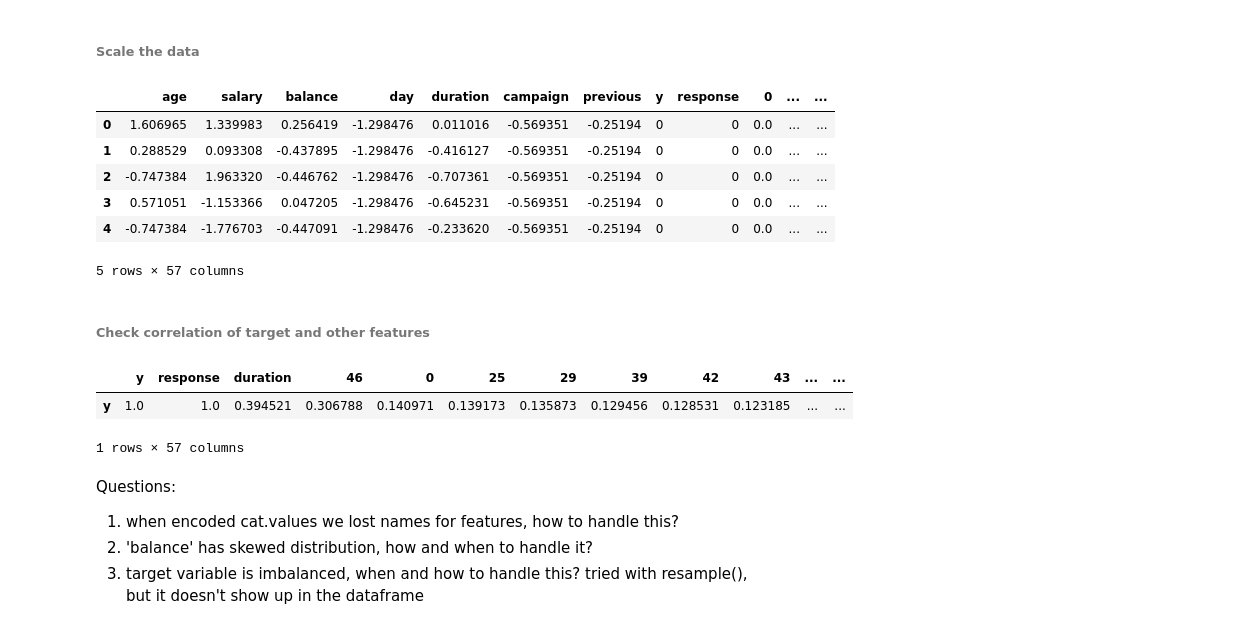
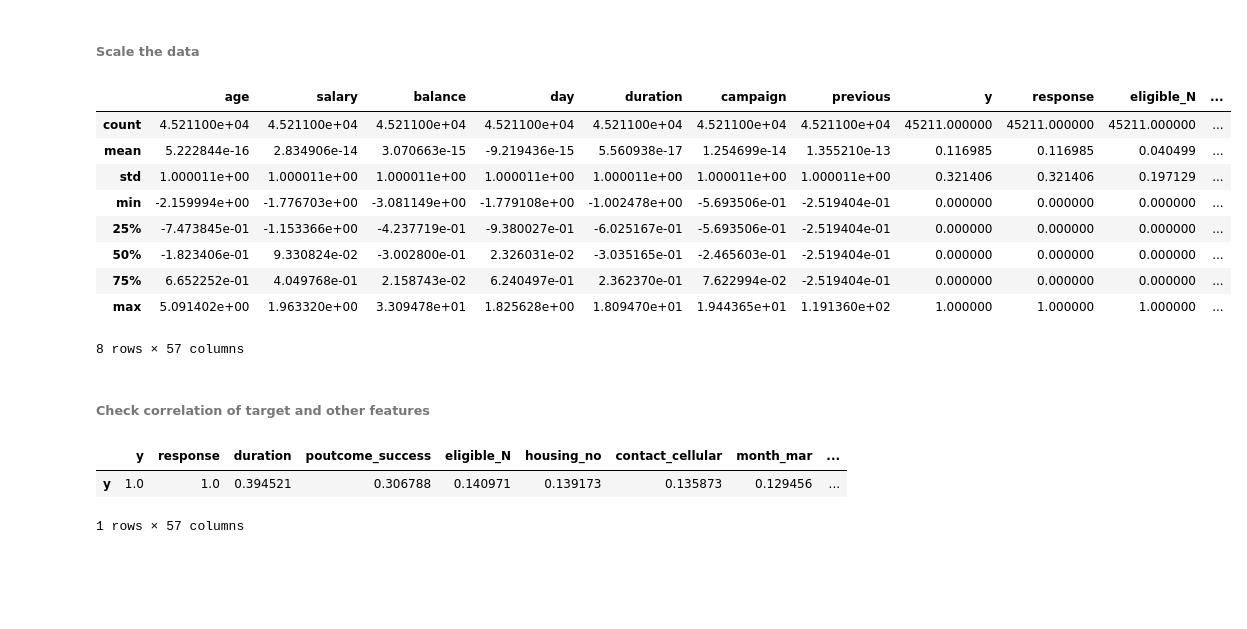
Before and after one commit to theRusa/Capstone-Project-I, a Jupyter notebook: Preprocessing and Training.ipynb, the cells around one changed output. Saved outputs shown, nothing was run; the diff lists cells and outputs as text; code cells hidden in the pictures; blank space fills up the shorter version.

```diff
--- a/Preprocessing and Training.ipynb
+++ b/Preprocessing and Training.ipynb
@@ -75,0 +54,3 @@ df_OH.head()
+# %%
+dummies = pd.get_dummies(clean_df[cat_features])
+dummies.info()
@@ -75,0 +75,4 @@ df_OH.head()
+# %%
+df_Dummies = clean_df.drop(columns=cat_features)
+df_Dummies = df_Dummies.join(dummies)
+df_Dummies.info()
@@ -82,9 +103,9 @@ count
 # %% [markdown]
 Delete pdays as this column has mostly  -1 value.
 # %%
-df_OH.drop(columns='pdays', inplace=True)
+df_Dummies.drop(columns='pdays', inplace=True)
 # %% [markdown]
 Also delete 'age group' column as not necessary
 # %%
-df_OH.drop(columns='age group', inplace=True)
+df_Dummies.drop(columns='age group', inplace=True)
 # %%
@@ -112,25 +133,28 @@ Age, Salary and Day are normally distributed.
 # %%
 scaler = StandardScaler()
 
 numCols = ['age', 'salary', 'balance', 'day', 'duration', 'campaign', 'previous']
 
-df_OH[numCols] = scaler.fit_transform(df_OH[numCols])
+df_Dummies[numCols] = scaler.fit_transform(df_Dummies[numCols])
 
-df_OH.head()
+df_Dummies.describe()
 # %% [output]
-|  | age | salary | balance | day | duration | campaign | previous | y | response | 0 | ... | ... |
-| 0 | 1.606965 | 1.339983 | 0.256419 | -1.298476 | 0.011016 | -0.569351 | -0.25194 | 0 | 0 | 0.0 | ... | ... |
-| 1 | 0.288529 | 0.093308 | -0.437895 | -1.298476 | -0.416127 | -0.569351 | -0.25194 | 0 | 0 | 0.0 | ... | ... |
-| 2 | -0.747384 | 1.963320 | -0.446762 | -1.298476 | -0.707361 | -0.569351 | -0.25194 | 0 | 0 | 0.0 | ... | ... |
-| 3 | 0.571051 | -1.153366 | 0.047205 | -1.298476 | -0.645231 | -0.569351 | -0.25194 | 0 | 0 | 0.0 | ... | ... |
-| 4 | -0.747384 | -1.776703 | -0.447091 | -1.298476 | -0.233620 | -0.569351 | -0.25194 | 0 | 0 | 0.0 | ... | ... |
+|  | age | salary | balance | day | duration | campaign | previous | y | response | eligible_N | ... |
+| count | 4.521100e+04 | 4.521100e+04 | 4.521100e+04 | 4.521100e+04 | 4.521100e+04 | 4.521100e+04 | 4.521100e+04 | 45211.000000 | 45211.000000 | 45211.000000 | ... |
+| mean | 5.222844e-16 | 2.834906e-14 | 3.070663e-15 | -9.219436e-15 | 5.560938e-17 | 1.254699e-14 | 1.355210e-13 | 0.116985 | 0.116985 | 0.040499 | ... |
+| std | 1.000011e+00 | 1.000011e+00 | 1.000011e+00 | 1.000011e+00 | 1.000011e+00 | 1.000011e+00 | 1.000011e+00 | 0.321406 | 0.321406 | 0.197129 | ... |
+| min | -2.159994e+00 | -1.776703e+00 | -3.081149e+00 | -1.779108e+00 | -1.002478e+00 | -5.693506e-01 | -2.519404e-01 | 0.000000 | 0.000000 | 0.000000 | ... |
+| 25% | -7.473845e-01 | -1.153366e+00 | -4.237719e-01 | -9.380027e-01 | -6.025167e-01 | -5.693506e-01 | -2.519404e-01 | 0.000000 | 0.000000 | 0.000000 | ... |
+| 50% | -1.823406e-01 | 9.330824e-02 | -3.002800e-01 | 2.326031e-02 | -3.035165e-01 | -2.465603e-01 | -2.519404e-01 | 0.000000 | 0.000000 | 0.000000 | ... |
+| 75% | 6.652252e-01 | 4.049768e-01 | 2.158743e-02 | 6.240497e-01 | 2.362370e-01 | 7.622994e-02 | -2.519404e-01 | 0.000000 | 0.000000 | 0.000000 | ... |
+| max | 5.091402e+00 | 1.963320e+00 | 3.309478e+01 | 1.825628e+00 | 1.809470e+01 | 1.944365e+01 | 1.191360e+02 | 1.000000 | 1.000000 | 1.000000 | ... |
-5 rows × 57 columns
+8 rows × 57 columns
 # %% [markdown]
 ###### Check correlation of target and other features
 # %%
-df_OH.corr()[['y']].sort_values(by='y', ascending=False).T
+df_Dummies.corr()[['y']].sort_values(by='y', ascending=False).T
 # %% [output]
-|  | y | response | duration | 46 | 0 | 25 | 29 | 39 | 42 | 43 | ... | ... |
-| y | 1.0 | 1.0 | 0.394521 | 0.306788 | 0.140971 | 0.139173 | 0.135873 | 0.129456 | 0.128531 | 0.123185 | ... | ... |
+|  | y | response | duration | poutcome_success | eligible_N | housing_no | contact_cellular | month_mar | ... |
+| y | 1.0 | 1.0 | 0.394521 | 0.306788 | 0.140971 | 0.139173 | 0.135873 | 0.129456 | ... |
 1 rows × 57 columns
 # %%
@@ -138,5 +161,0 @@ dfTrain, dfTest = train_test_split(df_OH, test_size=0.2, random_state=20)
-# %% [markdown]
-Questions:
-1. when encoded cat.values we lost names for features, how to handle this?
-2. 'balance' has skewed distribution, how and when to handle it?
-3. target variable is imbalanced, when and how to handle this? tried with resample(), but it doesn't show up in the dataframe
```
Also changed, not shown: parts of 9 cells of this notebook.
